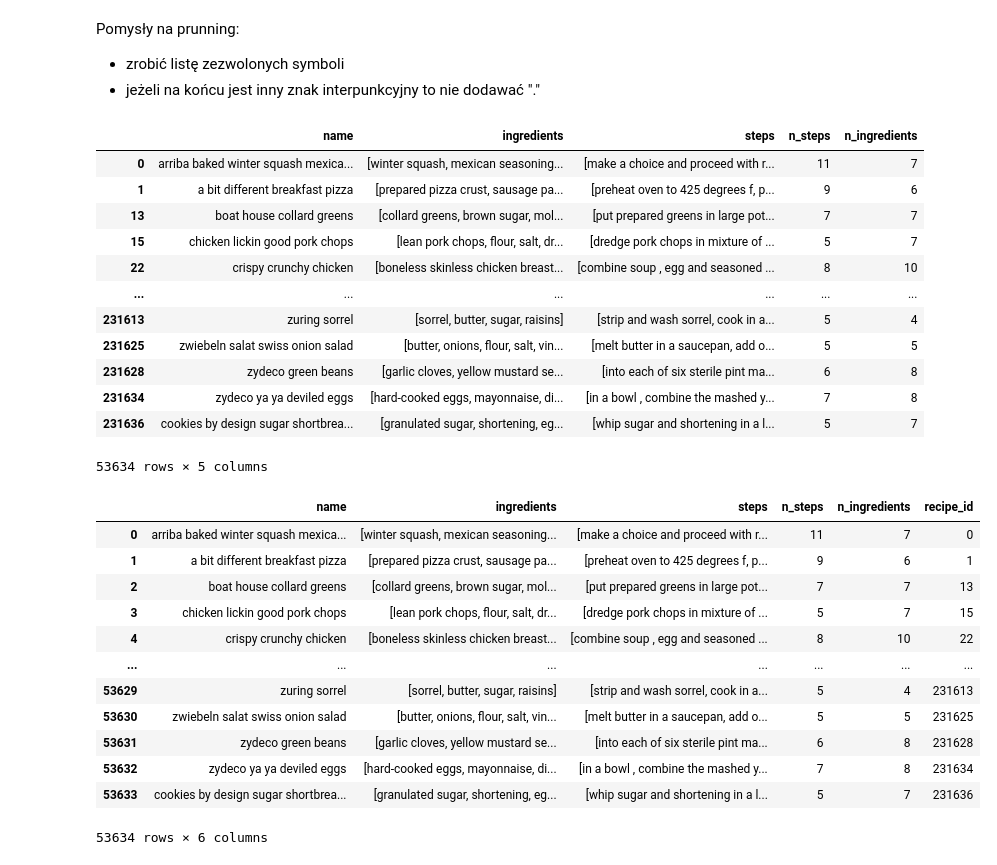
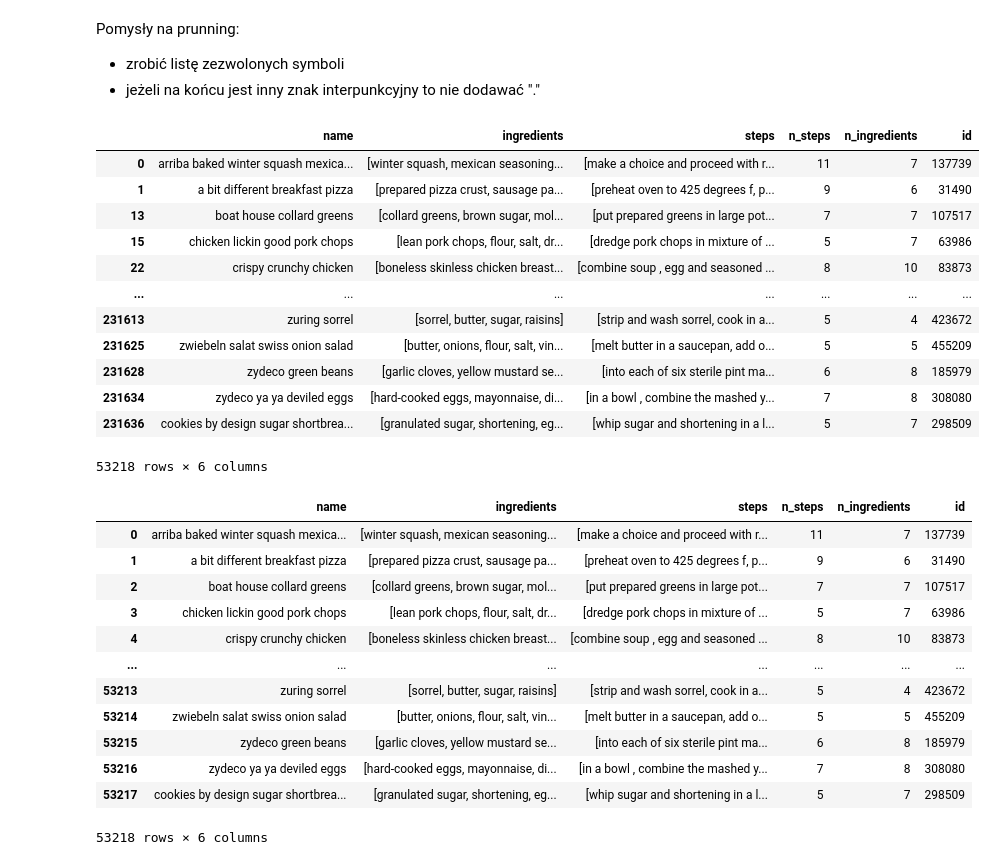
Before and after one commit to maxiior/CBR-LLM, a Jupyter notebook: mas/preprocess_data_v2.ipynb, the cells around one changed output. Cells and saved outputs as stored; diff of their text form; code cells hidden in the pictures.

```diff
--- a/mas/preprocess_data_v2.ipynb
+++ b/mas/preprocess_data_v2.ipynb
@@ -6,4 +8,4 @@ from collections import Counter
 # %%
-columns = ["name", "ingredients", "steps", "n_steps", "n_ingredients"]
-df = pd.read_csv("dataset_RAW_recipes.csv")[columns]
+columns = ["name", "ingredients", "steps", "n_steps", "n_ingredients", "id"]
+df_raw = pd.read_csv("dataset_RAW_recipes.csv")[columns]
 # %%
@@ -33,5 +36,5 @@ df.head(3)
 # %%
-df = df.dropna()
+df = df_raw.dropna()
 # %%
 df.info()
 # %% [output]
@@ -182,3 +197,14 @@ print(len(df_filtered))
 54828
 53634
 53634
+# %%
+def validate_symbols_steps(steps):
+    for step in steps:
+        if len(step) < 4:
+            # if len(step) == 3:
+            #     print(step)
+            return False
+    return True
+# %%
+df_filtered = df_filtered[np.vectorize(validate_symbols_steps)(df_filtered.steps)]
+print(len(df_filtered))
@@ -215,37 +244,37 @@ Pomysły na prunning:
 # %%
 df_filtered
 # %% [output]
-|  | name | ingredients | steps | n_steps | n_ingredients |
-| 0 | arriba baked winter squash mexica... | [winter squash, mexican seasoning... | [make a choice and proceed with r... | 11 | 7 |
-| 1 | a bit different breakfast pizza | [prepared pizza crust, sausage pa... | [preheat oven to 425 degrees f, p... | 9 | 6 |
-| 13 | boat house collard greens | [collard greens, brown sugar, mol... | [put prepared greens in large pot... | 7 | 7 |
-| 15 | chicken lickin good pork chops | [lean pork chops, flour, salt, dr... | [dredge pork chops in mixture of ... | 5 | 7 |
-| 22 | crispy crunchy chicken | [boneless skinless chicken breast... | [combine soup , egg and seasoned ... | 8 | 10 |
-| ... | ... | ... | ... | ... | ... |
-| 231613 | zuring sorrel | [sorrel, butter, sugar, raisins] | [strip and wash sorrel, cook in a... | 5 | 4 |
-| 231625 | zwiebeln salat swiss onion salad | [butter, onions, flour, salt, vin... | [melt butter in a saucepan, add o... | 5 | 5 |
-| 231628 | zydeco green beans | [garlic cloves, yellow mustard se... | [into each of six sterile pint ma... | 6 | 8 |
-| 231634 | zydeco ya ya deviled eggs | [hard-cooked eggs, mayonnaise, di... | [in a bowl , combine the mashed y... | 7 | 8 |
-| 231636 | cookies by design sugar shortbrea... | [granulated sugar, shortening, eg... | [whip sugar and shortening in a l... | 5 | 7 |
+|  | name | ingredients | steps | n_steps | n_ingredients | id |
+| 0 | arriba baked winter squash mexica... | [winter squash, mexican seasoning... | [make a choice and proceed with r... | 11 | 7 | 137739 |
+| 1 | a bit different breakfast pizza | [prepared pizza crust, sausage pa... | [preheat oven to 425 degrees f, p... | 9 | 6 | 31490 |
+| 13 | boat house collard greens | [collard greens, brown sugar, mol... | [put prepared greens in large pot... | 7 | 7 | 107517 |
+| 15 | chicken lickin good pork chops | [lean pork chops, flour, salt, dr... | [dredge pork chops in mixture of ... | 5 | 7 | 63986 |
+| 22 | crispy crunchy chicken | [boneless skinless chicken breast... | [combine soup , egg and seasoned ... | 8 | 10 | 83873 |
+| ... | ... | ... | ... | ... | ... | ... |
+| 231613 | zuring sorrel | [sorrel, butter, sugar, raisins] | [strip and wash sorrel, cook in a... | 5 | 4 | 423672 |
+| 231625 | zwiebeln salat swiss onion salad | [butter, onions, flour, salt, vin... | [melt butter in a saucepan, add o... | 5 | 5 | 455209 |
+| 231628 | zydeco green beans | [garlic cloves, yellow mustard se... | [into each of six sterile pint ma... | 6 | 8 | 185979 |
+| 231634 | zydeco ya ya deviled eggs | [hard-cooked eggs, mayonnaise, di... | [in a bowl , combine the mashed y... | 7 | 8 | 308080 |
+| 231636 | cookies by design sugar shortbrea... | [granulated sugar, shortening, eg... | [whip sugar and shortening in a l... | 5 | 7 | 298509 |
-53634 rows × 5 columns
+53218 rows × 6 columns
 # %%
-df_filtered['recipe_id'] = df_filtered.index
+# df_filtered['recipe_id'] = df_filtered["id"]
 df_filtered = df_filtered.reset_index(drop=True)
 df_filtered
 # %% [output]
-|  | name | ingredients | steps | n_steps | n_ingredients | recipe_id |
-| 0 | arriba baked winter squash mexica... | [winter squash, mexican seasoning... | [make a choice and proceed with r... | 11 | 7 | 0 |
-| 1 | a bit different breakfast pizza | [prepared pizza crust, sausage pa... | [preheat oven to 425 degrees f, p... | 9 | 6 | 1 |
-| 2 | boat house collard greens | [collard greens, brown sugar, mol... | [put prepared greens in large pot... | 7 | 7 | 13 |
-| 3 | chicken lickin good pork chops | [lean pork chops, flour, salt, dr... | [dredge pork chops in mixture of ... | 5 | 7 | 15 |
-| 4 | crispy crunchy chicken | [boneless skinless chicken breast... | [combine soup , egg and seasoned ... | 8 | 10 | 22 |
+|  | name | ingredients | steps | n_steps | n_ingredients | id |
+| 0 | arriba baked winter squash mexica... | [winter squash, mexican seasoning... | [make a choice and proceed with r... | 11 | 7 | 137739 |
+| 1 | a bit different breakfast pizza | [prepared pizza crust, sausage pa... | [preheat oven to 425 degrees f, p... | 9 | 6 | 31490 |
+| 2 | boat house collard greens | [collard greens, brown sugar, mol... | [put prepared greens in large pot... | 7 | 7 | 107517 |
+| 3 | chicken lickin good pork chops | [lean pork chops, flour, salt, dr... | [dredge pork chops in mixture of ... | 5 | 7 | 63986 |
+| 4 | crispy crunchy chicken | [boneless skinless chicken breast... | [combine soup , egg and seasoned ... | 8 | 10 | 83873 |
 | ... | ... | ... | ... | ... | ... | ... |
-| 53629 | zuring sorrel | [sorrel, butter, sugar, raisins] | [strip and wash sorrel, cook in a... | 5 | 4 | 231613 |
-| 53630 | zwiebeln salat swiss onion salad | [butter, onions, flour, salt, vin... | [melt butter in a saucepan, add o... | 5 | 5 | 231625 |
-| 53631 | zydeco green beans | [garlic cloves, yellow mustard se... | [into each of six sterile pint ma... | 6 | 8 | 231628 |
-| 53632 | zydeco ya ya deviled eggs | [hard-cooked eggs, mayonnaise, di... | [in a bowl , combine the mashed y... | 7 | 8 | 231634 |
-| 53633 | cookies by design sugar shortbrea... | [granulated sugar, shortening, eg... | [whip sugar and shortening in a l... | 5 | 7 | 231636 |
+| 53213 | zuring sorrel | [sorrel, butter, sugar, raisins] | [strip and wash sorrel, cook in a... | 5 | 4 | 423672 |
+| 53214 | zwiebeln salat swiss onion salad | [butter, onions, flour, salt, vin... | [melt butter in a saucepan, add o... | 5 | 5 | 455209 |
+| 53215 | zydeco green beans | [garlic cloves, yellow mustard se... | [into each of six sterile pint ma... | 6 | 8 | 185979 |
+| 53216 | zydeco ya ya deviled eggs | [hard-cooked eggs, mayonnaise, di... | [in a bowl , combine the mashed y... | 7 | 8 | 308080 |
+| 53217 | cookies by design sugar shortbrea... | [granulated sugar, shortening, eg... | [whip sugar and shortening in a l... | 5 | 7 | 298509 |
-53634 rows × 6 columns
+53218 rows × 6 columns
 # %%
 df_filtered.to_csv("fin.csv", index=False)
 # %%
```
Also changed, not shown: parts of 11 cells of this notebook, 5 other files.
